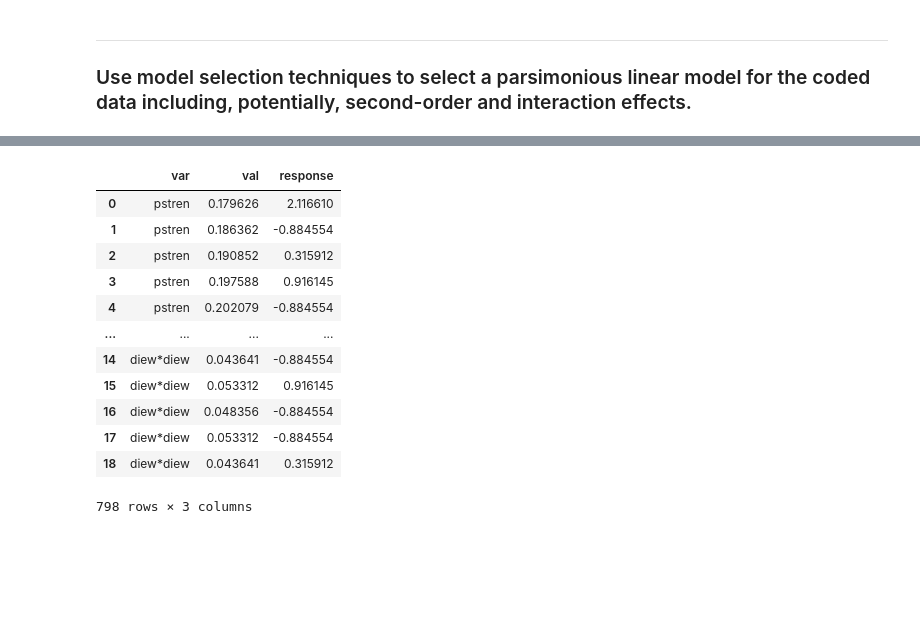
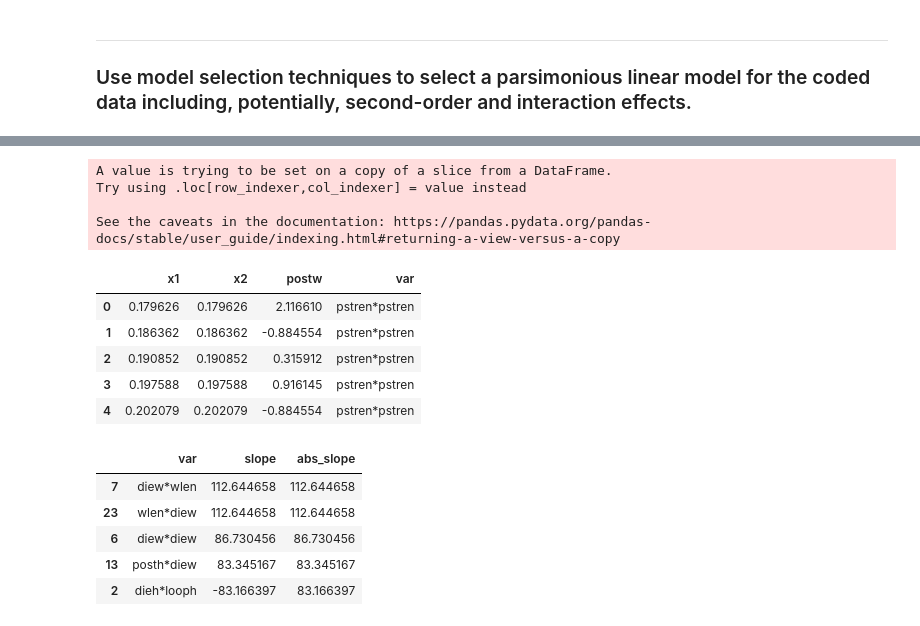
Before and after one commit to allswellthatsmaxwell/surrogates, a Jupyter notebook: 00_ch1.ipynb, the cells around one changed output, grey strips where cells are left out. Cells and saved outputs as stored; diff of their text form; code cells hidden in the pictures; blank space fills up the shorter version.

```diff
--- a/00_ch1.ipynb
+++ b/00_ch1.ipynb
@@ -123,16 +188,0 @@ quadratics_wide.head()
-# %%
-quadratics_long
-# %% [output]
-|  | var | val | response |
-| 0 | pstren | 0.179626 | 2.116610 |
-| 1 | pstren | 0.186362 | -0.884554 |
-| 2 | pstren | 0.190852 | 0.315912 |
-| 3 | pstren | 0.197588 | 0.916145 |
-| 4 | pstren | 0.202079 | -0.884554 |
-| ... | ... | ... | ... |
-| 14 | diew*diew | 0.043641 | -0.884554 |
-| 15 | diew*diew | 0.053312 | 0.916145 |
-| 16 | diew*diew | 0.048356 | -0.884554 |
-| 17 | diew*diew | 0.053312 | -0.884554 |
-| 18 | diew*diew | 0.043641 | 0.315912 |
-798 rows × 3 columns
@@ -138,0 +196,24 @@ quadratics_long
+# %%
+grids_df = dm.make_grids()
+grids_df.head()
+# %% [output]
+A value is trying to be set on a copy of a slice from a DataFrame.
+Try using .loc[row_indexer,col_indexer] = value instead
+
+See the caveats in the documentation: https://pandas.pydata.org/pandas-docs/stable/user_guide/indexing.html#returning-a-view-versus-a-copy
+|  | x1 | x2 | postw | var |
+| 0 | 0.179626 | 0.179626 | 2.116610 | pstren*pstren |
+| 1 | 0.186362 | 0.186362 | -0.884554 | pstren*pstren |
+| 2 | 0.190852 | 0.190852 | 0.315912 | pstren*pstren |
+| 3 | 0.197588 | 0.197588 | 0.916145 | pstren*pstren |
+| 4 | 0.202079 | 0.202079 | -0.884554 | pstren*pstren |
+# %%
+slopes_df = dm.get_linear_slopes(grids_df)
+slopes_df.head()
+# %% [output]
+|  | var | slope | abs_slope |
+| 7 | diew*wlen | 112.644658 | 112.644658 |
+| 23 | wlen*diew | 112.644658 | 112.644658 |
+| 6 | diew*diew | 86.730456 | 86.730456 |
+| 13 | posth*diew | 83.345167 | 83.345167 |
+| 2 | dieh*looph | -83.166397 | 83.166397 |
```
Also changed, not shown: parts of 7 cells of this notebook.
